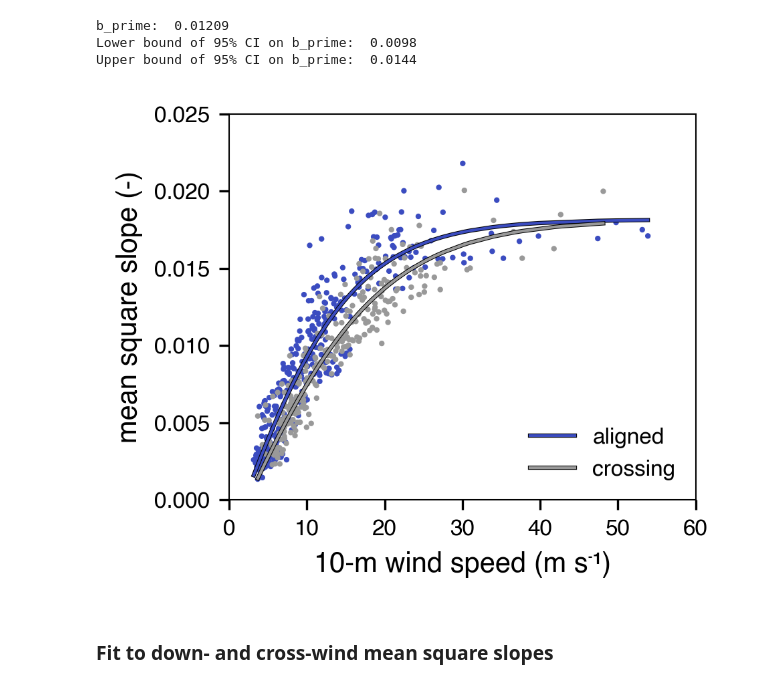
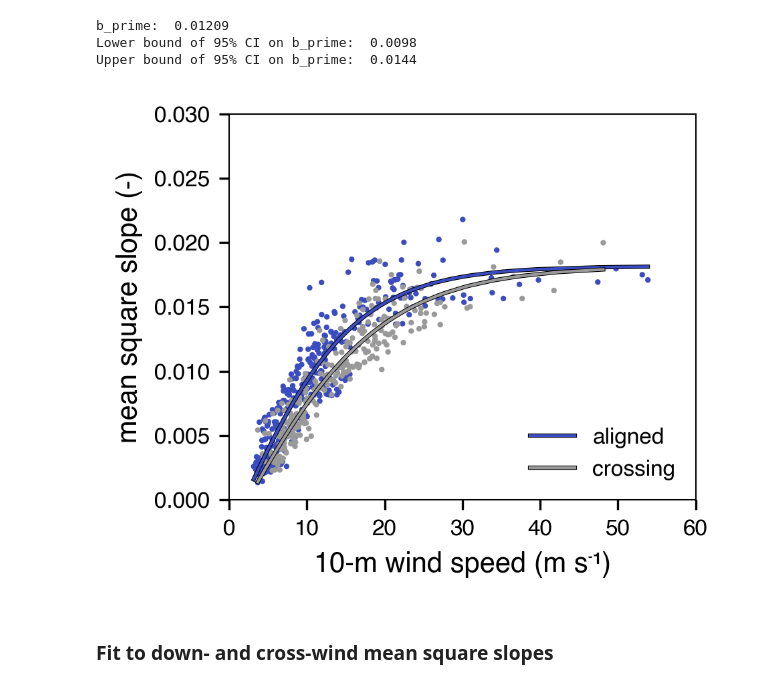
Before and after one commit to jacobrdavis/ocean-surface-wave-slopes-and-wind-wave-alignment, a Jupyter notebook: nb7-slope-alignment.ipynb, the cells around one changed output. Cells and saved outputs as stored; diff of their text form; code cells hidden in the pictures.

```diff
--- a/nb7-slope-alignment.ipynb
+++ b/nb7-slope-alignment.ipynb
@@ -200,7 +197,7 @@ plot_fit(
 )
 
 ax.legend(loc='lower right', frameon=False, fontsize=plotting.small_font_size)
-ax.set_ylim((0,0.025))
+ax.set_ylim((0,0.03))
 ax.set_xlim((0, 60))
 ax.set_xlabel('10-m wind speed (m s\u207B\u00B9)')
 ax.set_ylabel('mean square slope (-)')
@@ -481,7 +478,7 @@ def plot_multivariate_intrinsic_mss_fit(ax, fit_df):
         ),
     )
     ax.legend(loc='lower right', frameon=False, fontsize=plotting.small_font_size)
-    ax.set_ylim((0,0.025))
+    ax.set_ylim((0,0.03))
     ax.set_xlim((0, 60))
     ax.set_xlabel('10-m wind speed (m s\u207B\u00B9)')
     ax.set_ylabel('mean square slope (-)')
@@ -577,35 +574,35 @@ def plot_multivariate_observed_mss_fit(ax, fit_df):
         y_col=y_col,
         scatter_kwargs=dict(**plotting.wind_wave_alignment_cat_plot_kwargs, s=1),
         line_plot_kwargs=dict(
             color=plotting.wind_wave_alignment_cat_plot_kwargs['cmap'](0),
             path_effects=[pe.Stroke(linewidth=1.5, foreground='k', capstyle="projecting"), pe.Normal()],
             label='aligned',
             linewidth=1,
         ),
     )
     plot_fit(
         ax,
         fit_df.loc[is_crossing],
         fit_col=fit_col,
         y_col=y_col,
         scatter_kwargs=dict(**plotting.wind_wave_alignment_cat_plot_kwargs, s=1),
         line_plot_kwargs=dict(
             color=plotting.wind_wave_alignment_cat_plot_kwargs['cmap'](1),
             path_effects=[pe.Stroke(linewidth=1.5, foreground='k'), pe.Normal()],
             label='crossing',
             linewidth=1,
         ),
     )
     ax.legend(loc='lower right', frameon=False, fontsize=plotting.small_font_size)
-    ax.set_ylim((0,0.025))
+    ax.set_ylim((0,0.03))
     ax.set_xlim((0, 60))
     ax.set_xlabel('10-m wind speed (m s\u207B\u00B9)')
     ax.set_ylabel('mean square slope (-)')
 
 fig, ax = plt.subplots(1, 1, figsize=FIGURE_SIZE)
 plot_multivariate_observed_mss_fit(ax, fit_by_category_df)
 # %% [output]
-[figure, old version]
+[figure, new version]
 # %% [markdown]
 ### Fit to down- and cross-wind mean square slopes
 # %% [markdown]
```
Also changed, not shown: parts of 19 cells of this notebook, 6 other files.
